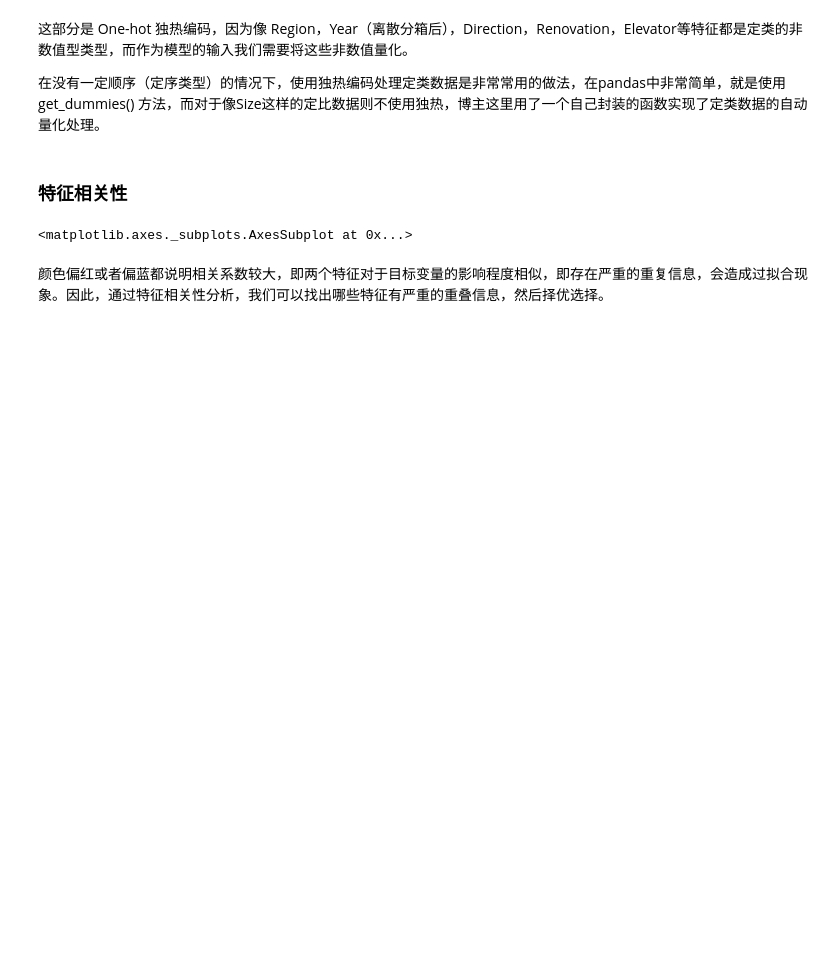
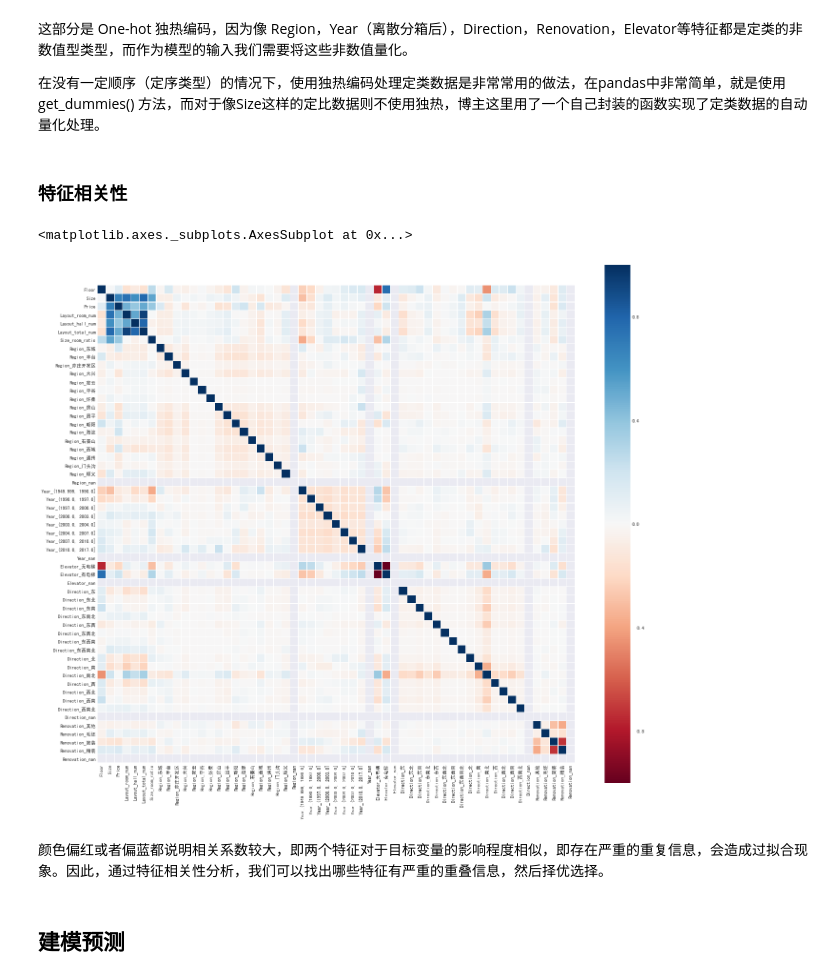
Before and after one commit to AlanConstantine/DataScienceProjects, a Jupyter notebook: 1_SecondHandHousing/FeatureEngineeringandDataPrediction.ipynb, the cells around one changed output. Saved outputs shown, nothing was run; the diff lists cells and outputs as text; code cells hidden in the pictures; blank space fills up the shorter version.

Commit message:
Add heatmap

```diff
--- a/1_SecondHandHousing/FeatureEngineeringandDataPrediction.ipynb
+++ b/1_SecondHandHousing/FeatureEngineeringandDataPrediction.ipynb
@@ -44,8 +44,10 @@ len(df)
 df = df.loc[(df['Layout'].str.extract('^\d(.*?)\d.*?', expand=False) == '室')]
 # %%
 # 挖掘房间数量
-df['Layout_room_num'] = df['Layout'].str.extract('^(\d).*?\d.*?', expand=False).astype('int64')
-df['Layout_hall_num'] = df['Layout'].str.extract('^\d.*?(\d).*?', expand=False).astype('int64')
+df['Layout_room_num'] = df['Layout'].str.extract(
+    '^(\d).*?\d.*?', expand=False).astype('int64')
+df['Layout_hall_num'] = df['Layout'].str.extract(
+    '^\d.*?(\d).*?', expand=False).astype('int64')
 # %% [markdown]
 ### Year
 # %%
@@ -134,7 +136,7 @@ df['Layout_total_num'] = df['Layout_room_num']+df['Layout_hall_num']
 df['Size_room_ratio'] = df['Size']/df['Layout_total_num']
 # %%
 # 删除无用特征
-df = df.drop(['Layout','PerPrice','Garden'],axis=1)
+df = df.drop(['Layout', 'PerPrice', 'Garden', 'District'], axis=1)
 # %%
 def one_hot_encoder(df, nan_as_category=True):
     original_columns = list(df.columns)
@@ -163,9 +181,18 @@ df_cat
 ### 特征相关性
 # %%
 colormap = plt.cm.RdBu
-plt.figure(figsize=(20,20))
-sns.heatmap(df.corr(),linewidths=0.1,vmax=1.0, square=True, cmap=colormap, linecolor='white', annot=True)
+plt.figure(figsize=(20, 20))
+sns.heatmap(df.corr(),
+            linewidths=0.1,
+            vmax=1.0,
+            square=True,
+            cmap=colormap,
+            linecolor='white',
+            annot=False)
 # %% [output]
 <matplotlib.axes._subplots.AxesSubplot at 0x...>
+[figure, added]
 # %% [markdown]
 颜色偏红或者偏蓝都说明相关系数较大，即两个特征对于目标变量的影响程度相似，即存在严重的重复信息，会造成过拟合现象。因此，通过特征相关性分析，我们可以找出哪些特征有严重的重叠信息，然后择优选择。
+# %% [markdown]
+## 建模预测
```
Also changed, not shown: parts of 7 cells of this notebook, 3 other files.
